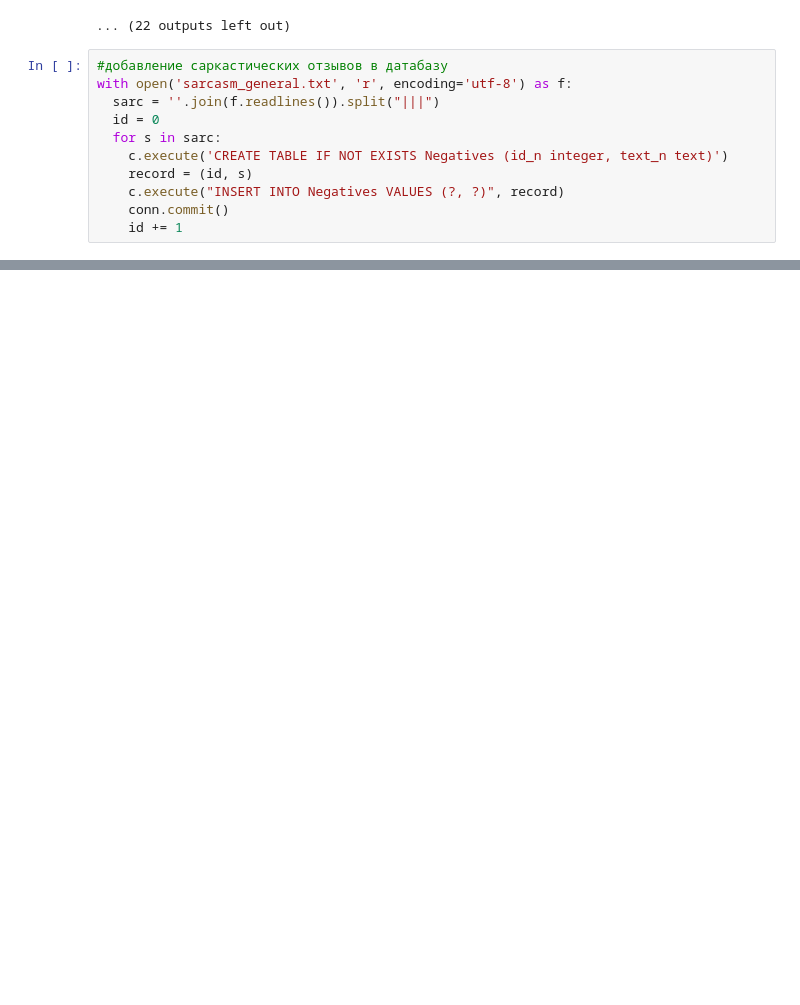
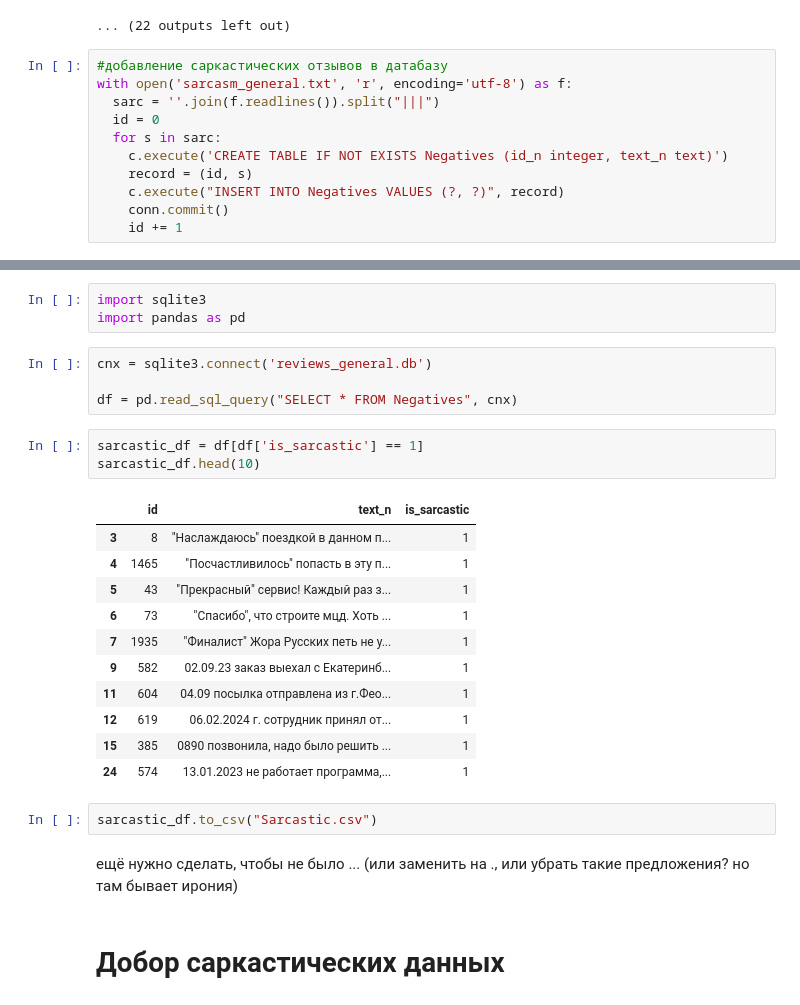
Before and after one commit to MaryObr/coursework, a Jupyter notebook: Coursework.ipynb, the cells around one changed output, grey strips where cells are left out. Saved outputs shown, nothing was run; the diff lists cells and outputs as text; blank space fills up the shorter version.

```diff
--- a/Coursework.ipynb
+++ b/Coursework.ipynb
@@ -246,0 +255,28 @@ with open('sarcasm_general.txt', 'r', encoding='utf-8') as f:
+# %%
+import sqlite3
+import pandas as pd
+# %%
+cnx = sqlite3.connect('reviews_general.db')
+
+df = pd.read_sql_query("SELECT * FROM Negatives", cnx)
+# %%
+sarcastic_df = df[df['is_sarcastic'] == 1]
+sarcastic_df.head(10)
+# %% [output]
+|  | id | text_n | is_sarcastic |
+| 3 | 8 | "Наслаждаюсь" поездкой в данном п... | 1 |
+| 4 | 1465 | "Посчастливилось" попасть в эту п... | 1 |
+| 5 | 43 | "Прекрасный" сервис! Каждый раз з... | 1 |
+| 6 | 73 | "Спасибо", что строите мцд. Хоть ... | 1 |
+| 7 | 1935 | "Финалист" Жора Русских петь не у... | 1 |
+| 9 | 582 | 02.09.23 заказ выехал с Екатеринб... | 1 |
+| 11 | 604 | 04.09 посылка отправлена из г.Фео... | 1 |
+| 12 | 619 | 06.02.2024 г. сотрудник принял от... | 1 |
+| 15 | 385 | 0890 позвонила, надо было решить ... | 1 |
+| 24 | 574 | 13.01.2023 не работает программа,... | 1 |
+# %%
+sarcastic_df.to_csv("Sarcastic.csv")
+# %% [markdown]
+ещё нужно сделать, чтобы не было ... (или заменить на ., или убрать такие предложения? но там бывает ирония)
+# %% [markdown]
+# Добор саркастических данных
```
Also changed, not shown: parts of 25 cells of this notebook.
